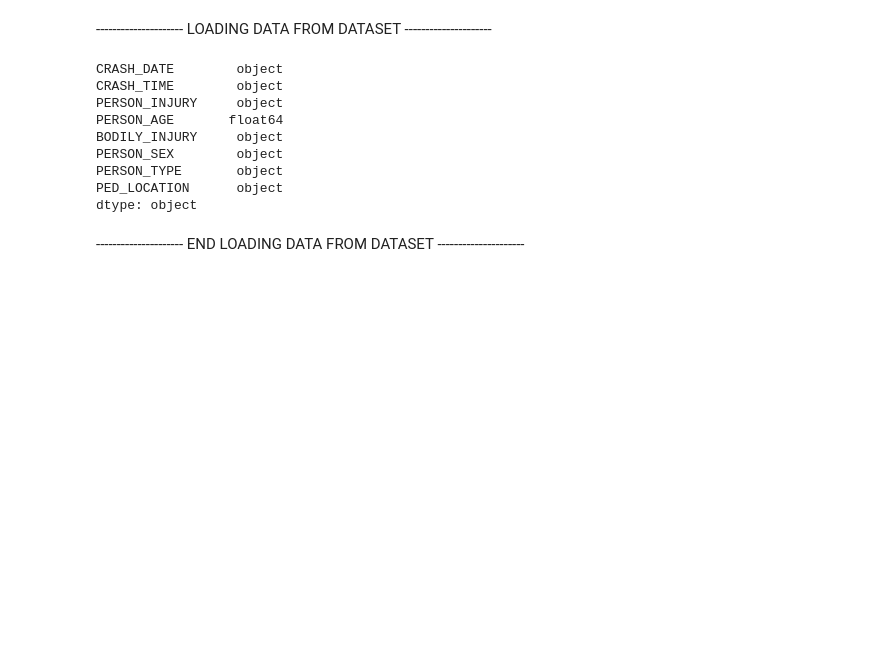
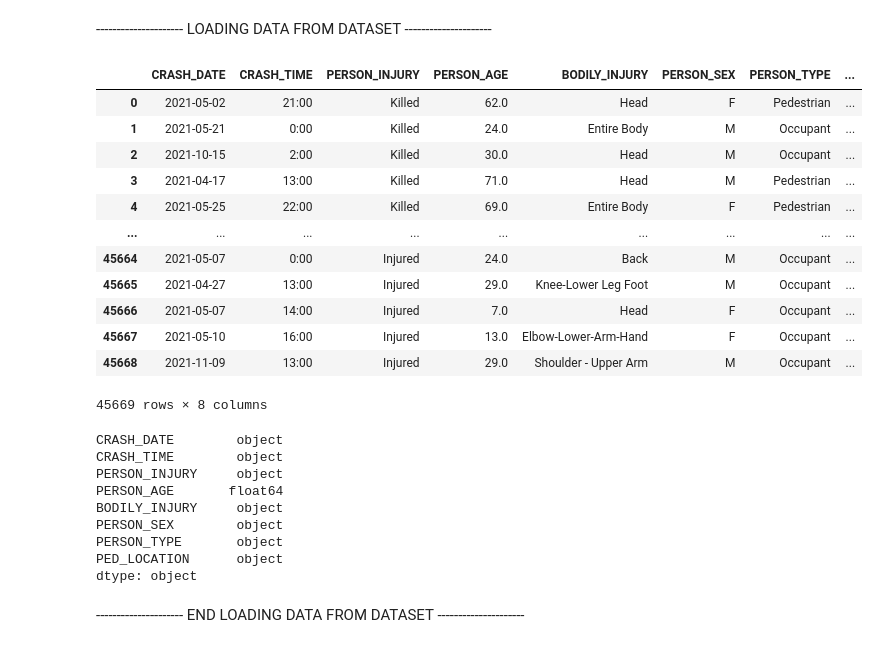
Before and after one commit to FabricioZAGA/data-mining-final-test, a Jupyter notebook: zgaf_data_mining_final.ipynb, the cells around one changed output. Saved outputs shown, nothing was run; the diff lists cells and outputs as text; code cells hidden in the pictures; blank space fills up the shorter version.

```diff
--- a/zgaf_data_mining_final.ipynb
+++ b/zgaf_data_mining_final.ipynb
@@ -12,7 +16,21 @@ requiredFields = ['CRASH_DATE', 'CRASH_TIME', 'PERSON_INJURY', 'BODILY_INJURY',
 nyc_start_dataset = pd.read_csv('./NYC_Motor_Vehicle_Collisions_to_Person.csv', usecols=requiredFields)
 # %%
 # Showing starting dataset
-nyc_start_dataset = nyc_start_dataset
+nyc_start_dataset
+# %% [output]
+|  | CRASH_DATE | CRASH_TIME | PERSON_INJURY | PERSON_AGE | BODILY_INJURY | PERSON_SEX | PERSON_TYPE | ... |
+| 0 | 2021-05-02 | 21:00 | Killed | 62.0 | Head | F | Pedestrian | ... |
+| 1 | 2021-05-21 | 0:00 | Killed | 24.0 | Entire Body | M | Occupant | ... |
+| 2 | 2021-10-15 | 2:00 | Killed | 30.0 | Head | M | Occupant | ... |
+| 3 | 2021-04-17 | 13:00 | Killed | 71.0 | Head | M | Pedestrian | ... |
+| 4 | 2021-05-25 | 22:00 | Killed | 69.0 | Entire Body | F | Pedestrian | ... |
+| ... | ... | ... | ... | ... | ... | ... | ... | ... |
+| 45664 | 2021-05-07 | 0:00 | Injured | 24.0 | Back | M | Occupant | ... |
+| 45665 | 2021-04-27 | 13:00 | Injured | 29.0 | Knee-Lower Leg Foot | M | Occupant | ... |
+| 45666 | 2021-05-07 | 14:00 | Injured | 7.0 | Head | F | Occupant | ... |
+| 45667 | 2021-05-10 | 16:00 | Injured | 13.0 | Elbow-Lower-Arm-Hand | F | Occupant | ... |
+| 45668 | 2021-11-09 | 13:00 | Injured | 29.0 | Shoulder - Upper Arm | M | Occupant | ... |
+45669 rows × 8 columns
 # %%
 nyc_start_dataset.dtypes
 # %% [output]
```
Also changed, not shown: parts of 15 cells of this notebook, 1 other file.
